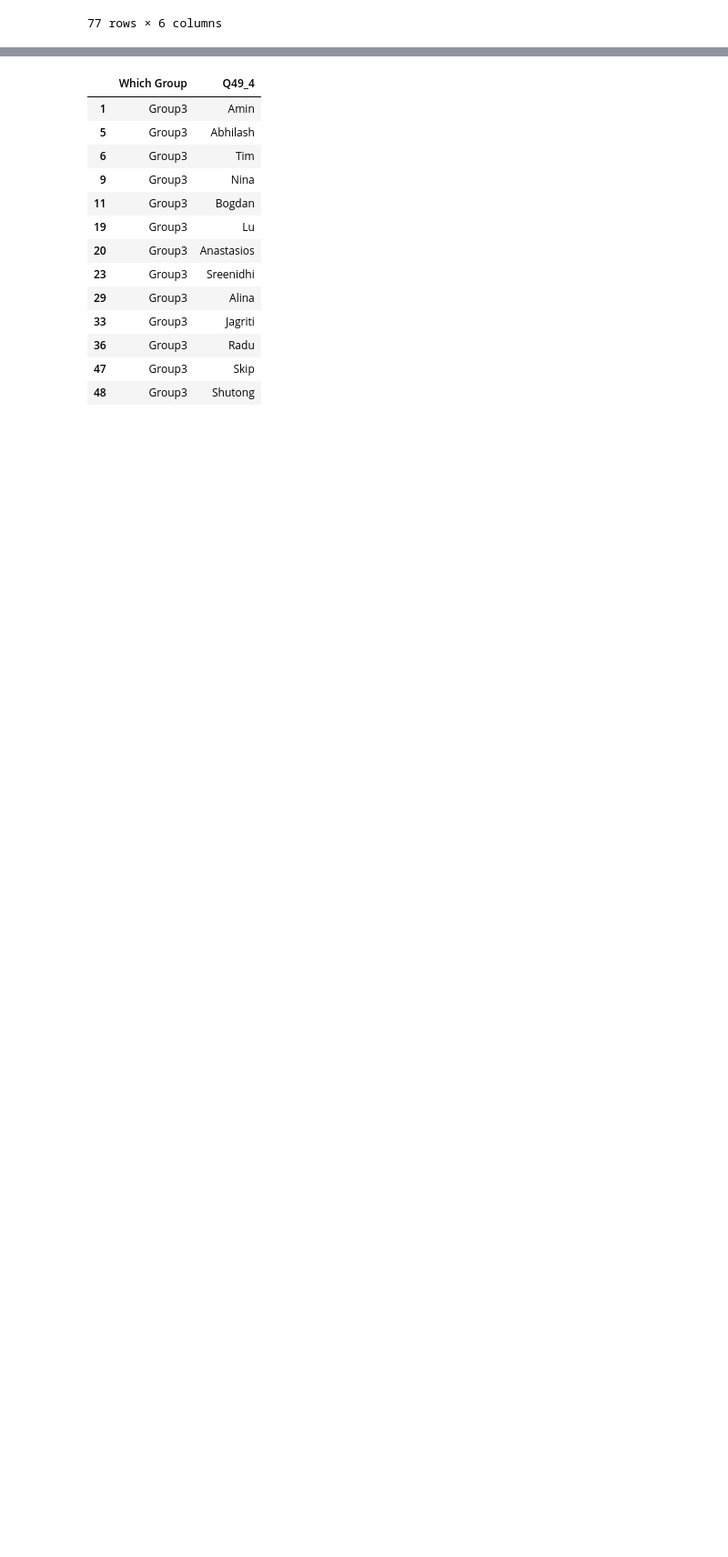
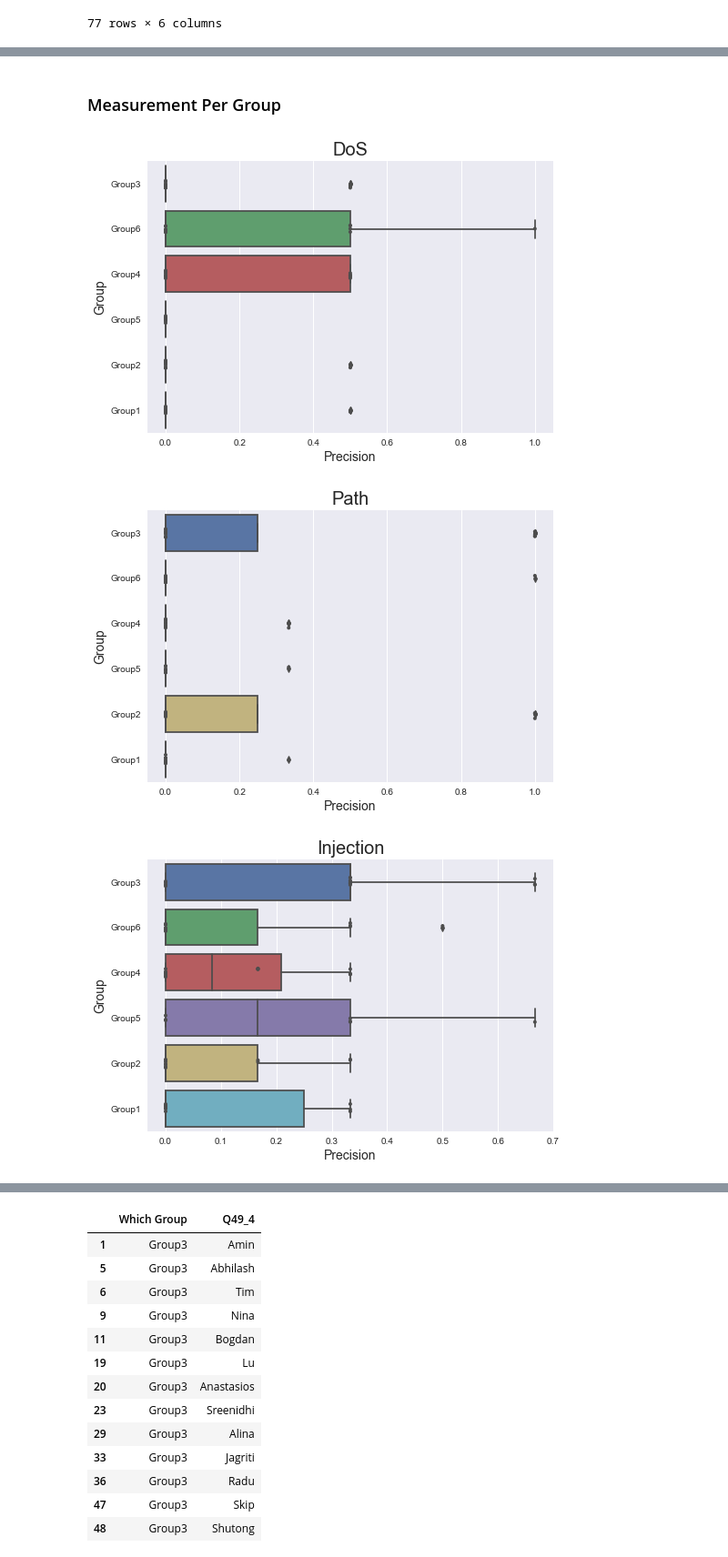
Before and after one commit to HarryZhangHH/SecurityMeasurementExperiment, a Jupyter notebook: assignment2/experiment.ipynb, the cells around one changed output, grey strips where cells are left out. Shown at 91% size. Cells and saved outputs as stored; diff of their text form; code cells hidden in the pictures; blank space fills up the shorter version.

```diff
--- a/assignment2/experiment.ipynb
+++ b/assignment2/experiment.ipynb
@@ -235,0 +245,35 @@ df_answer_new
+# %%
+# q+CorrectCount <=> TruePositive
+# q+GTCount <=> PositiveCount
+for q in question:
+    df_answer_new[q+'FP'] = df_answer_new[q+'GTCount'] - df_answer_new[q+'CorrectCount']
+    df_answer_new[q+'Precision'] = df_answer_new[q+'CorrectCount'] / df_answer_new[q+'GTCount']
+    df_answer_new[q+'OuterPrecision'] = df_answer_new[q+'CorrectOuterCount'] / df_answer_new[q+'GTOuterCount']
+    df_answer_new[q+'BoolCorrect'] = df_answer_new[q+'CorrectCount'].apply(lambda x: min(x,1))
+    df_answer_new[q+'BoolCorrectOuter'] = df_answer_new[q+'CorrectOuterCount'].apply(lambda x: min(x,1))
+    df_answer_new[q+'WrongCount'] = df_answer_new[q+'LinesAnswer'].apply(lambda x:len(x)) - df_answer_new[q+'CorrectCount']
+    df_answer_new[q+'WrongOuterCount'] = df_answer_new[q+'LinesAnswer'].apply(lambda x:len(x)) - df_answer_new[q+'CorrectOuterCount']
+
+# for q in question:
+#     df_answer_new['TotalGT'] += df_answer_new[q+'GTCount']
+#     df_answer_new['TotalCorrect'] += df_answer_new[q+'CorrectCount']
+# %% [markdown]
+### Measurement Per Group
+# %%
+def boxplot_per_group(df, q, metric, title='', xlabel='Precision', ylabel='Group'):
+    sns.boxplot(data=df[[q+metric, 'Which Group']], x=q+metric, y="Which Group")
+
+    # Add in points to show each observation
+    sns.stripplot(data=df[[q+metric, 'Which Group']], x=q+metric, y="Which Group",
+                size=4, color=".3", linewidth=0)
+    plt.title(title, fontsize=20)
+    plt.xlabel(xlabel, fontsize=14)
+    plt.ylabel(ylabel, fontsize=14)
+    plt.show()
+
+for q in question:
+    boxplot_per_group(df_answer_new, q, 'Precision', title=q)
+# %% [output]
+[figure, added]
+[figure, added]
+[figure, added]
```
Also changed, not shown: parts of 19 cells of this notebook.
